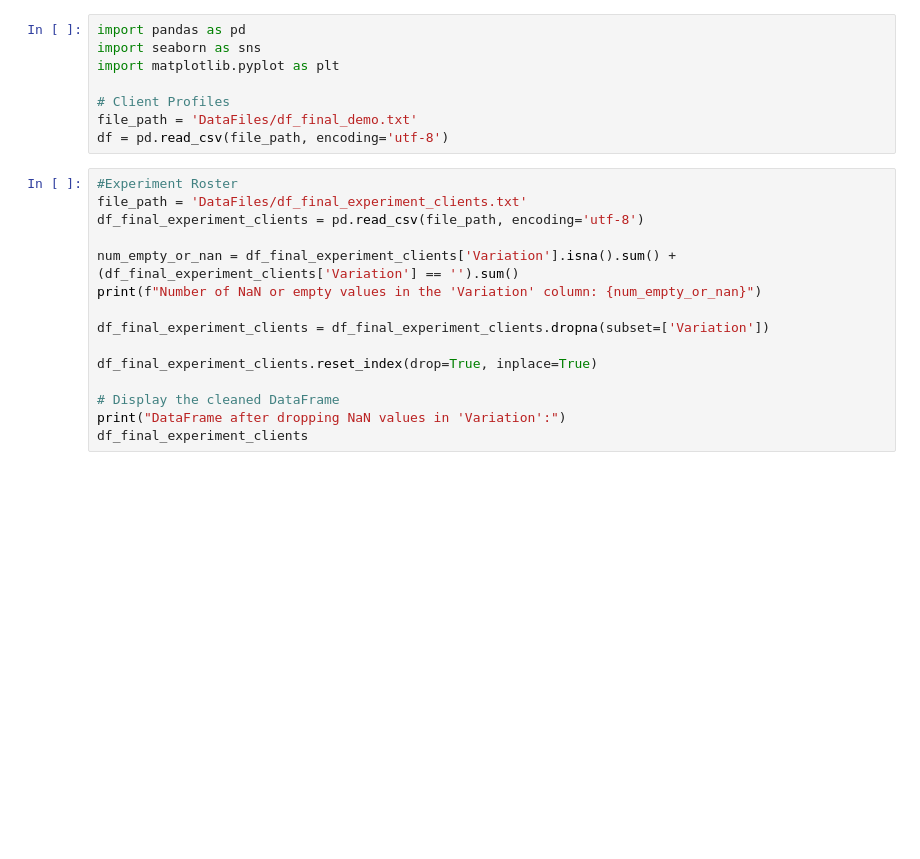
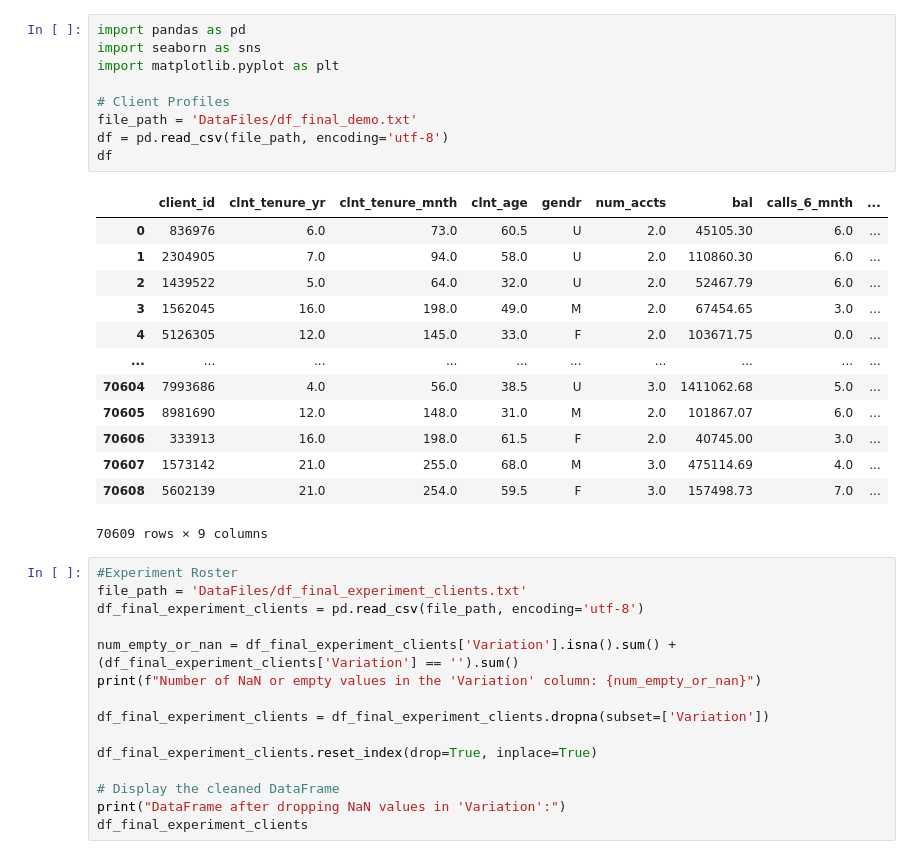
Before and after one commit to mirajkarsneha/vanguard-ab-test, a Jupyter notebook: data_cleaning.ipynb, the cells around one changed output. Saved outputs shown, nothing was run; the diff lists cells and outputs as text; blank space fills up the shorter version.

```diff
--- a/data_cleaning.ipynb
+++ b/data_cleaning.ipynb
@@ -1,11 +1,26 @@
 # %%
 import pandas as pd
 import seaborn as sns
 import matplotlib.pyplot as plt
 
 # Client Profiles
 file_path = 'DataFiles/df_final_demo.txt'
 df = pd.read_csv(file_path, encoding='utf-8')
+df
+# %% [output]
+|  | client_id | clnt_tenure_yr | clnt_tenure_mnth | clnt_age | gendr | num_accts | bal | calls_6_mnth | ... |
+| 0 | 836976 | 6.0 | 73.0 | 60.5 | U | 2.0 | 45105.30 | 6.0 | ... |
+| 1 | 2304905 | 7.0 | 94.0 | 58.0 | U | 2.0 | 110860.30 | 6.0 | ... |
+| 2 | 1439522 | 5.0 | 64.0 | 32.0 | U | 2.0 | 52467.79 | 6.0 | ... |
+| 3 | 1562045 | 16.0 | 198.0 | 49.0 | M | 2.0 | 67454.65 | 3.0 | ... |
+| 4 | 5126305 | 12.0 | 145.0 | 33.0 | F | 2.0 | 103671.75 | 0.0 | ... |
+| ... | ... | ... | ... | ... | ... | ... | ... | ... | ... |
+| 70604 | 7993686 | 4.0 | 56.0 | 38.5 | U | 3.0 | 1411062.68 | 5.0 | ... |
+| 70605 | 8981690 | 12.0 | 148.0 | 31.0 | M | 2.0 | 101867.07 | 6.0 | ... |
+| 70606 | 333913 | 16.0 | 198.0 | 61.5 | F | 2.0 | 40745.00 | 3.0 | ... |
+| 70607 | 1573142 | 21.0 | 255.0 | 68.0 | M | 3.0 | 475114.69 | 4.0 | ... |
+| 70608 | 5602139 | 21.0 | 254.0 | 59.5 | F | 3.0 | 157498.73 | 7.0 | ... |
+70609 rows × 9 columns
 # %%
 #Experiment Roster
 file_path = 'DataFiles/df_final_experiment_clients.txt'
```
Also changed, not shown: 2 other files.
